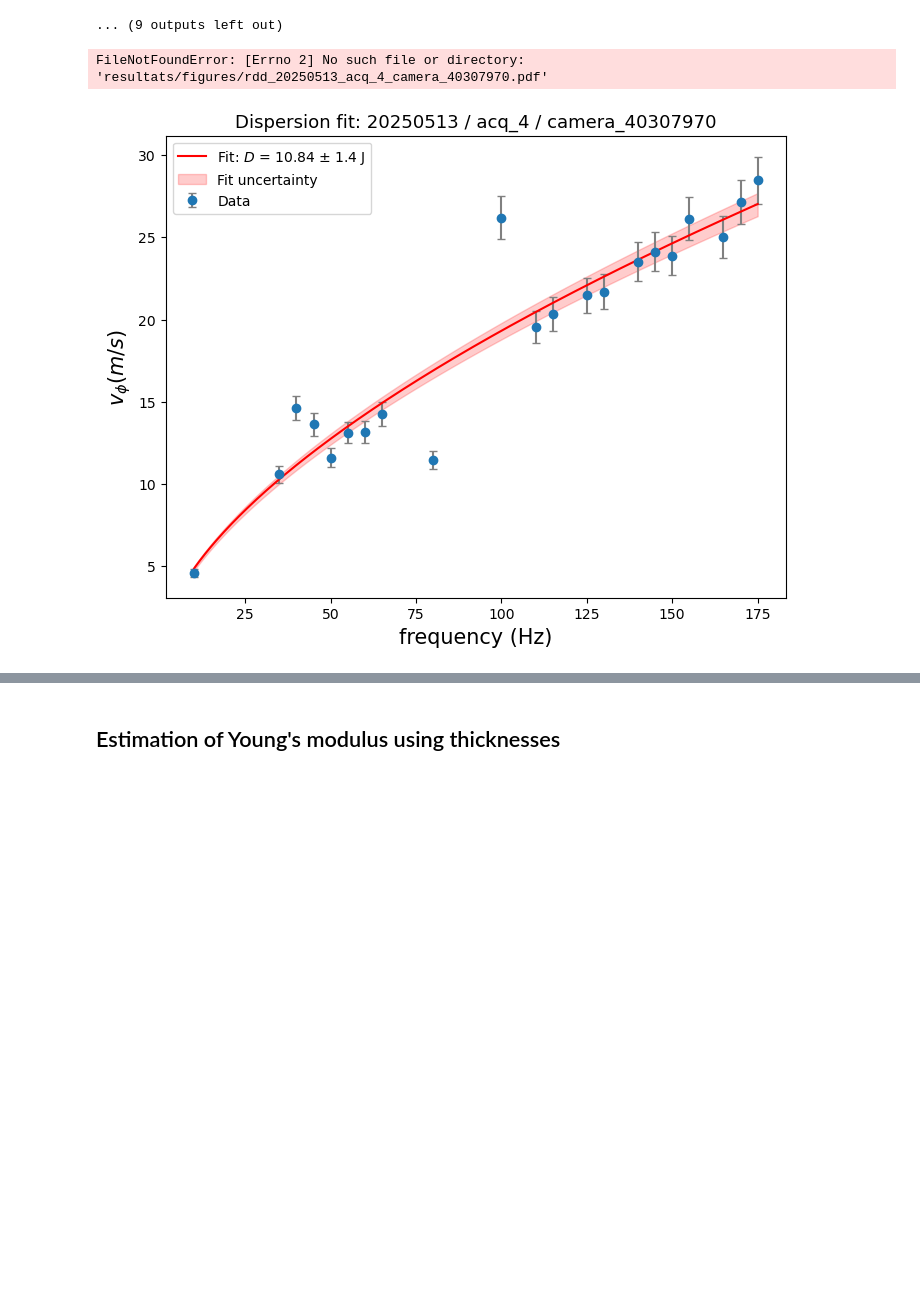
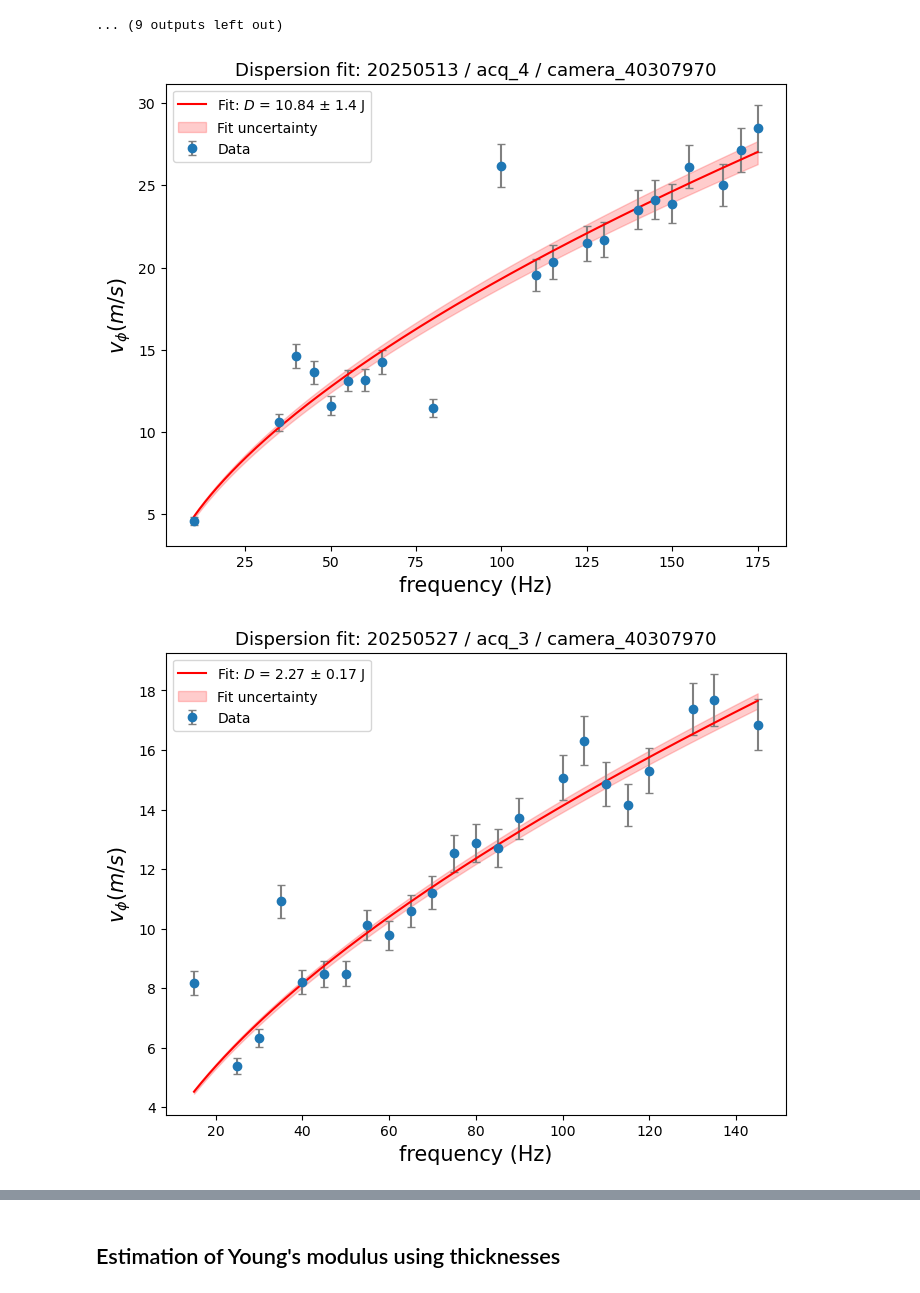
Before and after one commit to Turbotice/icewave, a Jupyter notebook: icewave/vasco/cold_room/Summary/dispersion_relations/summary_rdd.ipynb, the cells around one changed output, grey strips where cells are left out. Saved outputs shown, nothing was run; the diff lists cells and outputs as text; code cells hidden in the pictures; blank space fills up the shorter version.

```diff
--- a/icewave/vasco/cold_room/Summary/dispersion_relations/summary_rdd.ipynb
+++ b/icewave/vasco/cold_room/Summary/dispersion_relations/summary_rdd.ipynb
@@ -258,7 +276,7 @@ def v_phase_flexural(f,D):
     return (D/rho)**(1/5) * omega**(3/5)
 #########################################################################
 
-def plot_fit_onedataset(date, acq, cam, bounds=(0, np.inf),errorbar_echelle=True):
+def plot_fit_onedataset(date, acq, cam, bounds=(0, np.inf),errorbar_echelle=True,save=False):
     """
     Plot dispersion data with fitted flexural wave model.
     """
@@ -321,34 +339,35 @@ def plot_fit_onedataset(date, acq, cam, bounds=(0, np.inf),errorbar_echelle=True
     # save the data points (+ the mask)
     data2save = np.column_stack((tab_f_exc,tab_v_phase,tab_v_phase_err,mask))
     plt.xlabel('frequency (Hz)',fontsize=15)
     plt.ylabel('$v_{\phi} (m/s)$',fontsize=15)
     plt.legend()
     #plt.tight_layout()
-    plt.savefig('resultats/figures/rdd_'+date+'_'+acq+'_'+cam+'.pdf',dpi=300)
+    if save:
+        plt.savefig('resultats/figures/rdd_'+date+'_'+acq+'_'+cam+'.pdf',dpi=300)
     plt.show()
-
-    np.savetxt('resultats/figures/datapoints_'+date+'_'+acq+'_'+cam+'.txt',data2save)
+    if save:
+        np.savetxt('resultats/figures/datapoints_'+date+'_'+acq+'_'+cam+'.txt',data2save)
 
     return ddd, popt, pcov, tab_f_exc, tab_v_phase, tab_v_phase_err
 
 
 ##########################################################################
 ddd1, popt1,pcov1, tab_f_exc1, tab_v_phase1, tab_v_phase_err1 = plot_fit_onedataset('20250513', 'acq_4', 'camera_40307970',bounds=(0,np.inf))
 #plt.show()
 ##########################################################################
 #plt.figure()
 ddd2, popt2,pcov2, tab_f_exc2, tab_v_phase2, tab_v_phase_err2 = plot_fit_onedataset('20250527', 'acq_3', 'camera_40307970', bounds=(0,180))
 
 #tab_v_phase2 = tab_v_phase2*(1452/16)*(8/789)
 #plt.show()
 ##########################################################################
 #ddd3, popt3,pcov3 = plot_fit_onedataset('20250527' , 'acq_2', 'camera_40307970', bounds=(0,250))
 
 
 ddd3, popt3,pcov3, tab_f_exc3, tab_v_phase3, tab_v_phase_err3  = plot_fit_onedataset('20250523', 'acq_4', 'camera_40307970', bounds=(110,250))
 
 #plt.ylim(0,30)
 #plt.xlim(0,250)
 # %% [output]
-FileNotFoundError: [Errno 2] No such file or directory: 'resultats/figures/rdd_20250513_acq_4_camera_40307970.pdf'
 [figure]
+[figure, added]
```
Also changed, not shown: parts of 12 cells of this notebook, 7 other files.
